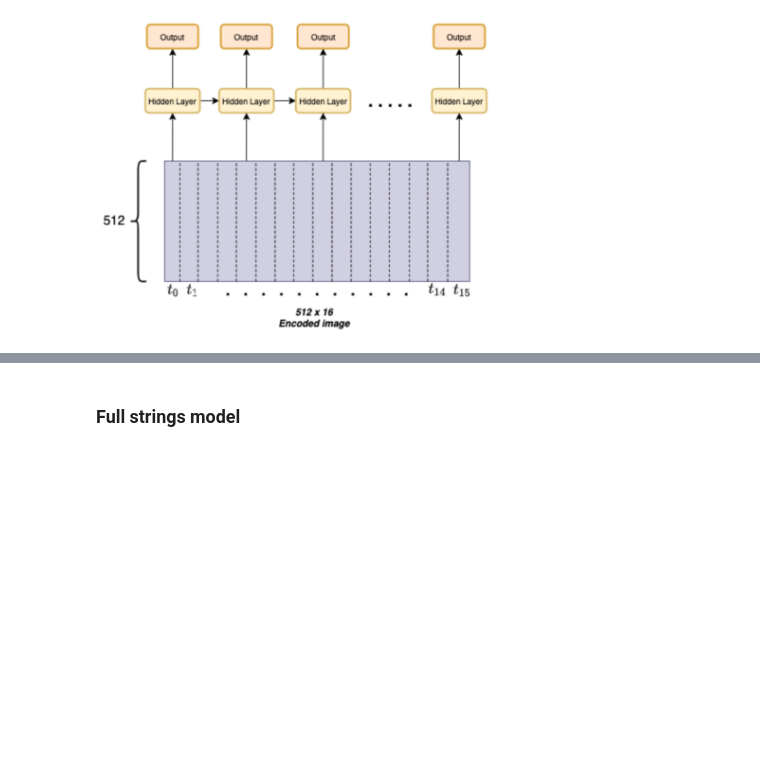
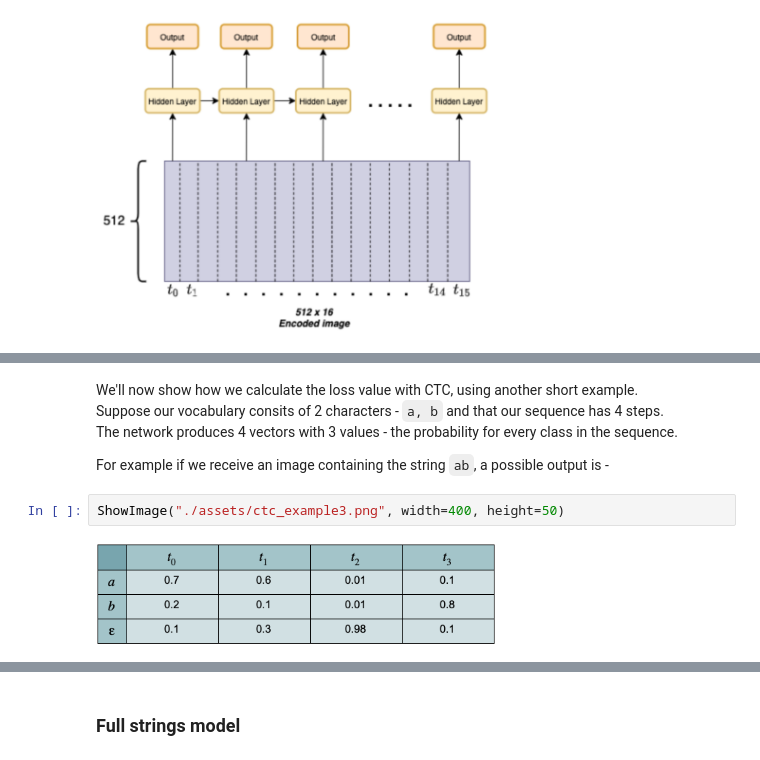
Before and after one commit to tomtalp/CaptchasProject, a Jupyter notebook: main_notebook.ipynb, the cells around one changed output, grey strips where cells are left out. Saved outputs shown, nothing was run; the diff lists cells and outputs as text; blank space fills up the shorter version.

```diff
--- a/main_notebook.ipynb
+++ b/main_notebook.ipynb
@@ -929,0 +970,10 @@ ShowImage("./assets/rnn_sequence1.png", width=400, height=50)
+# %% [markdown]
+We'll now show how we calculate the loss value with CTC, using another short example. <br>
+Suppose our vocabulary consits of 2 characters - `a, b` and that our sequence has 4 steps. <br>
+The network produces 4 vectors with 3 values - the probability for every class in the sequence.
+
+For example if we receive an image containing the string `ab`, a possible output is -
+# %%
+ShowImage("./assets/ctc_example3.png", width=400, height=50)
+# %% [output]
+[figure, added]
```
Also changed, not shown: parts of 10 cells of this notebook, 3 other files.
